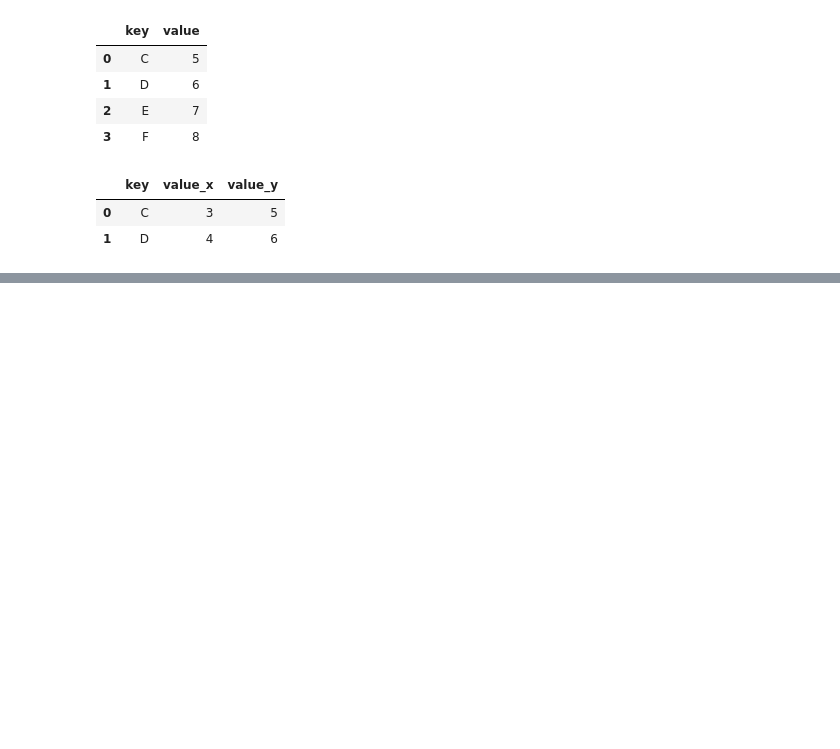
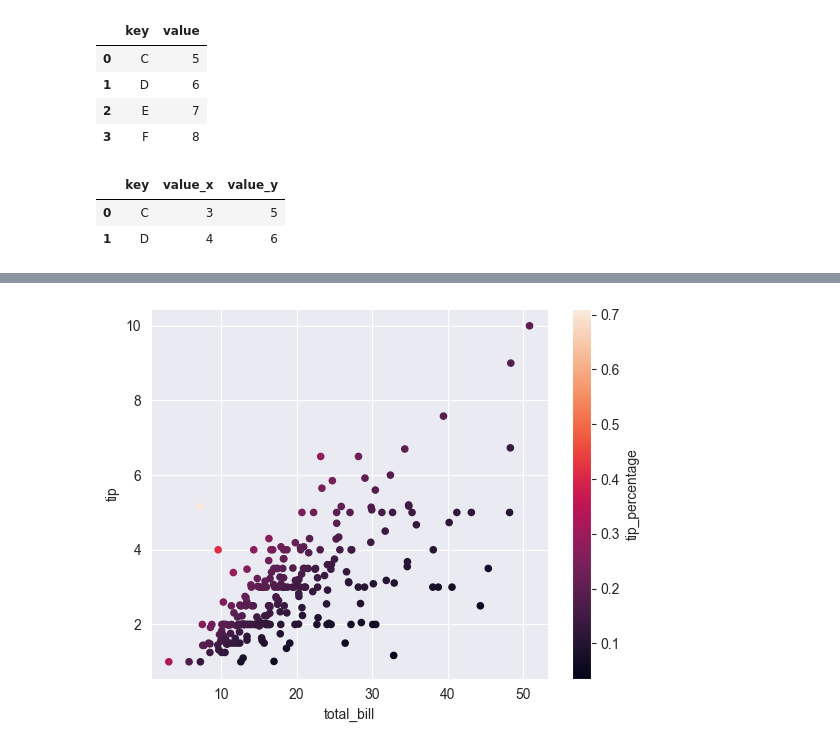
Before and after one commit to michellealzola/JUPYTER_Pandas_Basics, a Jupyter notebook: Practice_MissingValues_MaintainingDataFrameData_Joining2DataFrames.ipynb, the cells around one changed output, grey strips where cells are left out. Cells and saved outputs as stored; diff of their text form; code cells hidden in the pictures; blank space fills up the shorter version.

```diff
--- a/Practice_MissingValues_MaintainingDataFrameData_Joining2DataFrames.ipynb
+++ b/Practice_MissingValues_MaintainingDataFrameData_Joining2DataFrames.ipynb
@@ -146,0 +230,2 @@ plt.show()
+# %%
+tips = sns.load_dataset('tips')
@@ -146,0 +248,3 @@ plt.show()
+# %%
+# Add a tip_percentage column
+tips['tip_percentage'] = tips.apply(lambda row: row['tip'] / row['total_bill'], axis=1)
@@ -146,0 +267,5 @@ plt.show()
+# %%
+tips.plot(kind='scatter', x='total_bill', y='tip', c='tip_percentage')
+plt.show()
+# %% [output]
+[figure, added]
```
Also changed, not shown: parts of 37 cells of this notebook.
